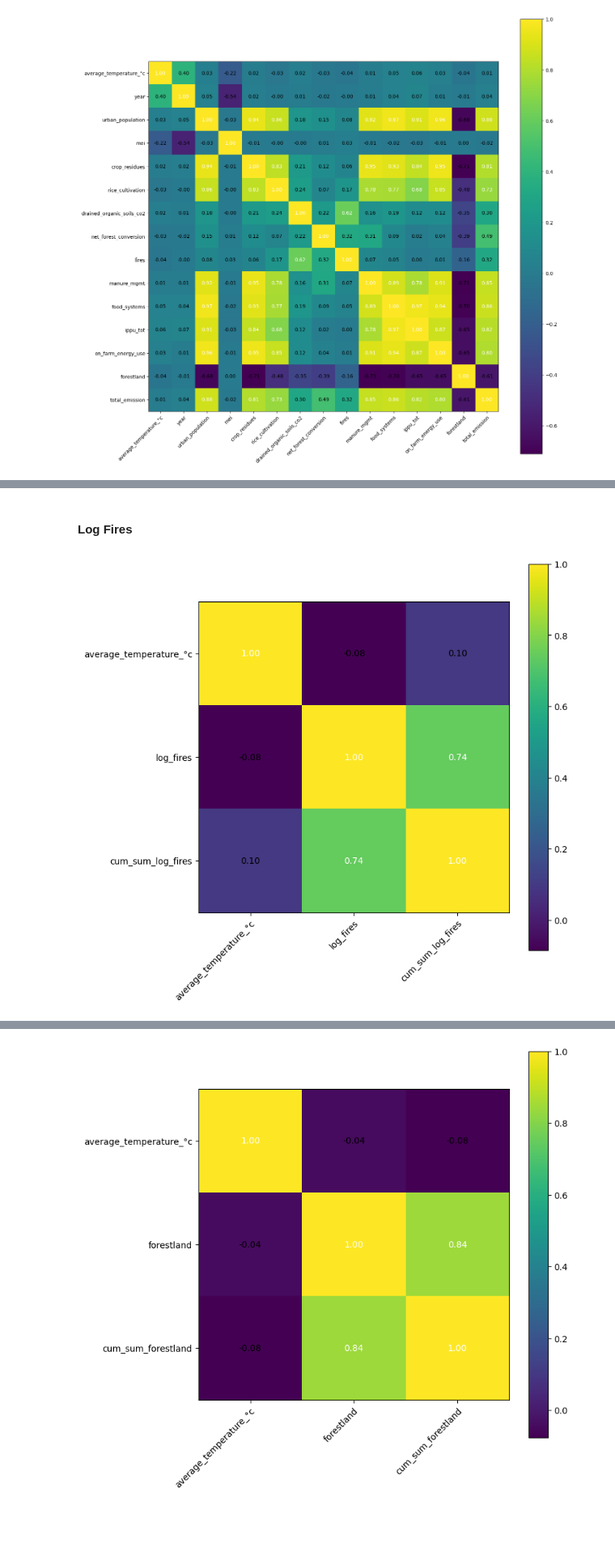
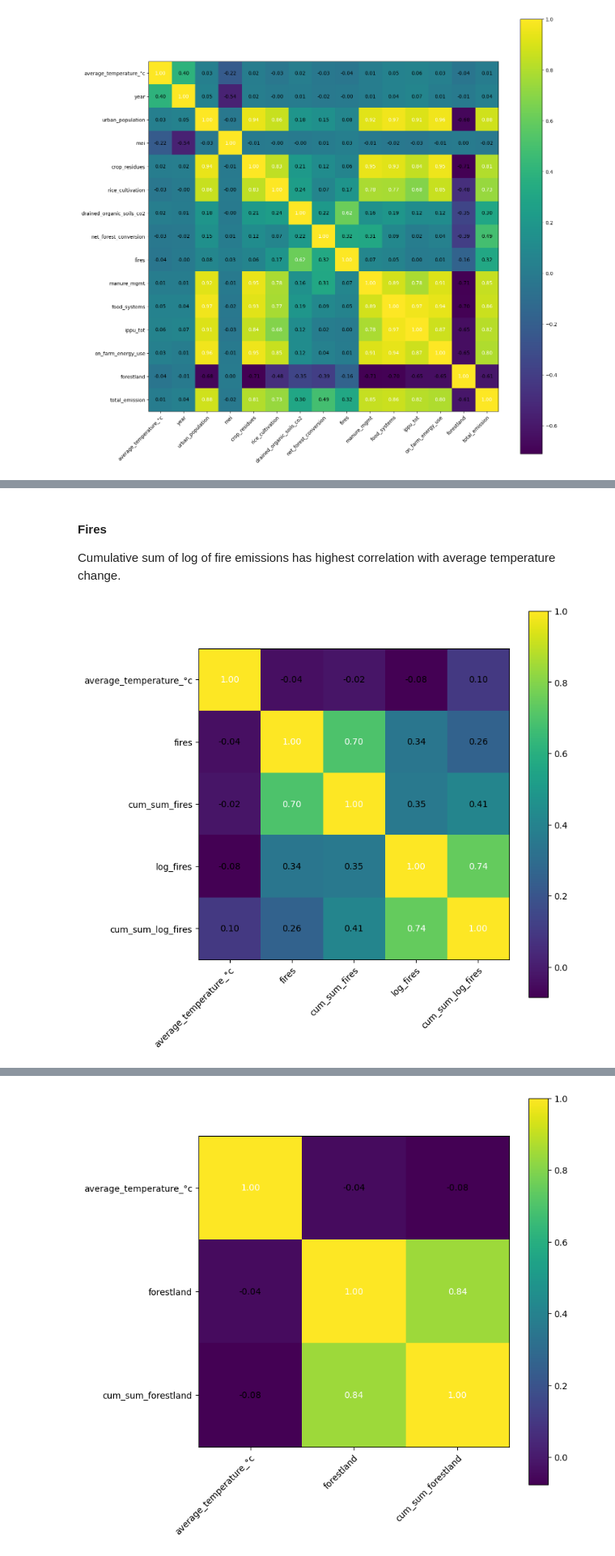
Before and after one commit to fayesimone/agriculture_emissions_prediction, a Jupyter notebook: EDA.ipynb, the cells around one changed output, grey strips where cells are left out. Shown at 81% size. Drawn from its saved outputs; the diff is of its cells as text; code cells hidden in the pictures; blank space fills up the shorter version.

Commit message:
Add correlation comparison for co2 emissions, log co2 emissions, cumulative sum co2 emissions, and log cumulative sum co2 emissions

```diff
--- a/EDA.ipynb
+++ b/EDA.ipynb
@@ -152,15 +127,17 @@ hm = heatmap(
 # %% [markdown]
-#### Log Fires
+#### Fires
+
+Cumulative sum of log of fire emissions has highest correlation with average temperature change.
 # %%
-cols = ['average_temperature_°c','log_fires','cum_sum_log_fires']
+cols = ['average_temperature_°c','fires', 'cum_sum_fires', 'log_fires','cum_sum_log_fires']
 
 cm = train[cols].corr().values
 hm = heatmap(
     cm,
     row_names=cols,
     column_names=cols,
     figsize=(8, 8)
 )
 # %% [output]
-[figure, old version]
+[figure, new version]
 # %% [markdown]
```
Also changed, not shown: parts of 25 cells of this notebook.
